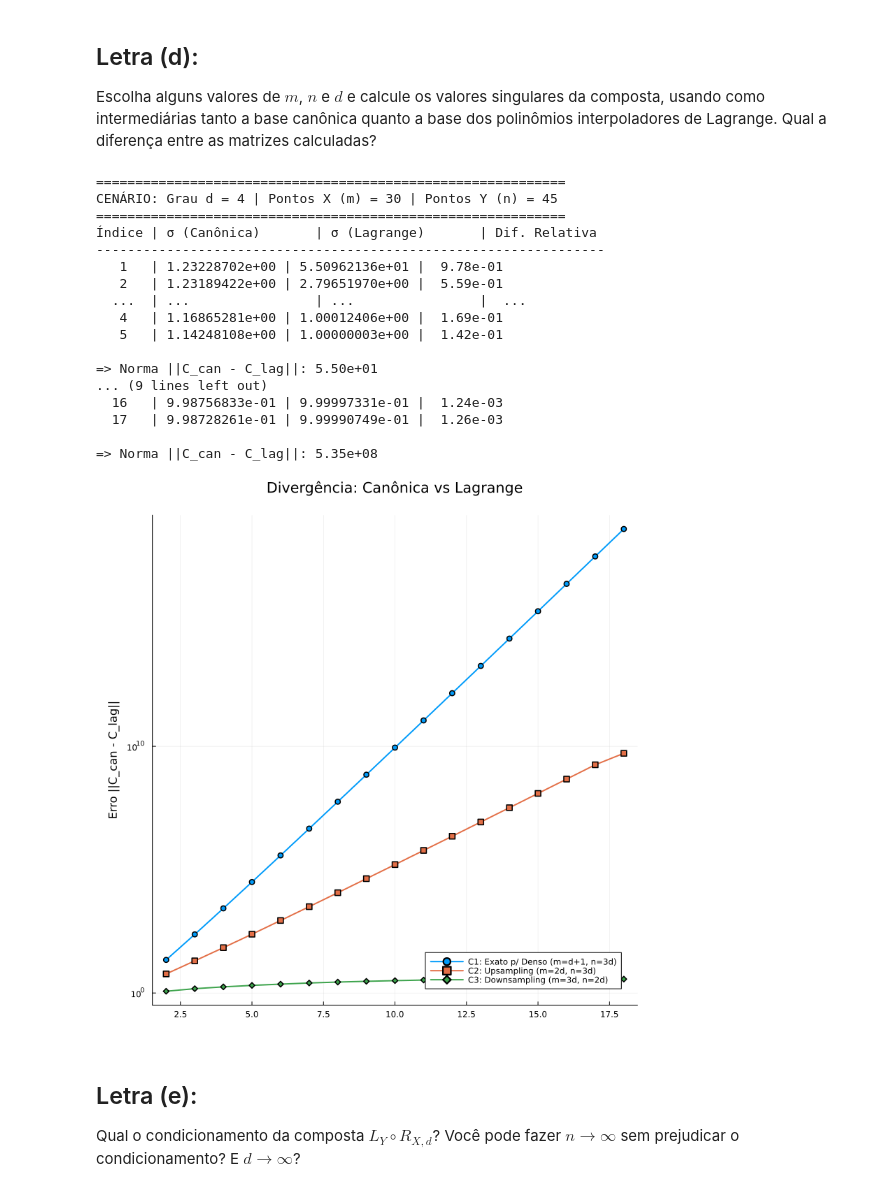
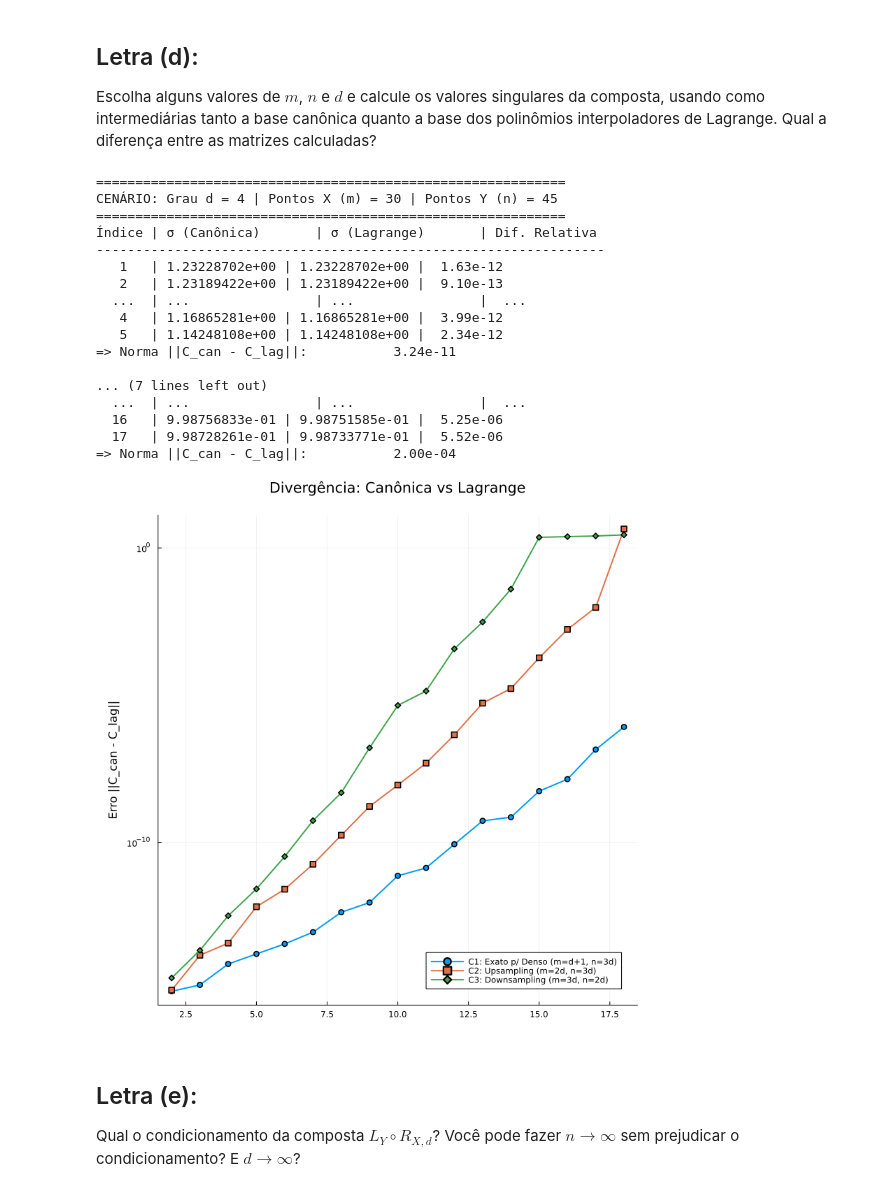
Before and after one commit to PedroDuailibe/Projeto3-ALN, a Jupyter notebook: Projeto3.ipynb, the cells around one changed output. Saved outputs shown, nothing was run; the diff lists cells and outputs as text; code cells hidden in the pictures.

```diff
--- a/Projeto3.ipynb
+++ b/Projeto3.ipynb
@@ -398,6 +398,27 @@ como intermediárias tanto a base canônica quanto a base dos polinômios interp
 Lagrange. Qual a diferença entre as matrizes calculadas?
 # %%
 using Printf
+
+# Esta função usa as SUAS funções auxiliares para avaliar um vetor Z qualquer
+# usando a base ancorada em X_base.
+function matrix_lagrange_cruzada(Z, X_base, d)
+    n_pts = length(Z)
+    M = zeros(Float64, n_pts, d + 1)
+
+    for j in 1:(d + 1)
+        # Reutiliza sua função exata!
+        D = denominator_lagrange(X_base, j, d)
+
+        for i in 1:n_pts
+            # Reutiliza sua função exata!
+            M[i, j] = lagrange_base_eval(X_base, Z[i], j, d, D)
+        end
+    end
+
+    return M
+end
+
+
 
 function questao_3d_valores_singulares()
     m = 30
@@ -420,7 +441,7 @@ function questao_3d_valores_singulares()
         # Matrizes de Lagrange e Composição
         X_base = X[1:d+1]
         A_X = matrix_lagrange(X, d)
-        A_Y = matrix_lagrange(Y, d)
+        A_Y = matrix_lagrange_cruzada(Y, X_base, d)
         C_lag = A_Y * pinv(A_X)
         sv_lag = svdvals(C_lag)
 
@@ -436,8 +457,7 @@ function questao_3d_valores_singulares()
                 println("  ...  | ...                | ...                |  ...")
             end
         end
-        erro_matriz = norm(C_can - C_lag)
-        @printf("\n=> Norma ||C_can - C_lag||: %.2e\n", erro_matriz)
+        @printf("=> Norma ||C_can - C_lag||:           %.2e\n", norm(C_can - C_lag))
     end
 end
 
@@ -448,18 +468,18 @@ CENÁRIO: Grau d = 4 | Pontos X (m) = 30 | Pontos Y (n) = 45
 ============================================================
 Índice | σ (Canônica)       | σ (Lagrange)       | Dif. Relativa
 -----------------------------------------------------------------
-   1   | 1.23228702e+00 | 5.50962136e+01 |  9.78e-01
-   2   | 1.23189422e+00 | 2.79651970e+00 |  5.59e-01
+   1   | 1.23228702e+00 | 1.23228702e+00 |  1.63e-12
+   2   | 1.23189422e+00 | 1.23189422e+00 |  9.10e-13
   ...  | ...                | ...                |  ...
-   4   | 1.16865281e+00 | 1.00012406e+00 |  1.69e-01
-   5   | 1.14248108e+00 | 1.00000003e+00 |  1.42e-01
+   4   | 1.16865281e+00 | 1.16865281e+00 |  3.99e-12
+   5   | 1.14248108e+00 | 1.14248108e+00 |  2.34e-12
+=> Norma ||C_can - C_lag||:           3.24e-11
 
-=> Norma ||C_can - C_lag||: 5.50e+01
-... (9 lines left out)
-  16   | 9.98756833e-01 | 9.99997331e-01 |  1.24e-03
-  17   | 9.98728261e-01 | 9.99990749e-01 |  1.26e-03
-
-=> Norma ||C_can - C_lag||: 5.35e+08
+... (7 lines left out)
+  ...  | ...                | ...                |  ...
+  16   | 9.98756833e-01 | 9.98751585e-01 |  5.25e-06
+  17   | 9.98728261e-01 | 9.98733771e-01 |  5.52e-06
+=> Norma ||C_can - C_lag||:           2.00e-04
 # %%
 function calcular_composta(m, n, d)
     X = range(-1.0, 1.0, length=m)
@@ -473,7 +493,7 @@ function calcular_composta(m, n, d)
     # Via Lagrange
     X_base = X[1:d+1]
     A_X = matrix_lagrange(X, d)
-    A_Y = matrix_lagrange(Y, d)
+    A_Y = matrix_lagrange_cruzada(Y, X_base, d)
     C_lag = A_Y * pinv(A_X)
 
     # Métricas
@@ -497,34 +517,34 @@ function plot_analise_composta(d_max=18)
         push!(erro_c1, e1)
 
         # CENÁRIO 2: Mínimos Quadrados -> Upsampling (m = 2d, n = 3d)
         e2, c2 = calcular_composta(2 * d, 3 * d, d)
         push!(erro_c2, e2)
 
         # CENÁRIO 3: Mínimos Quadrados -> Downsampling (m = 3d, n = 2d)
         e3, c3 = calcular_composta(3 * d, 2 * d, d)
         push!(erro_c3, e3)
     end
 
     p3 = plot(title="Divergência: Canônica vs Lagrange",
               ylabel="Erro ||C_can - C_lag||",
               yscale=:log10, legend=:bottomright, grid=true,
               margin=4Plots.mm)
     plot!(p3, degrees, erro_c1, label="C1: Exato p/ Denso (m=d+1, n=3d)", lw=2, marker=:circle)
     plot!(p3, degrees, erro_c2, label="C2: Upsampling (m=2d, n=3d)", lw=2, marker=:square)
     plot!(p3, degrees, erro_c3, label="C3: Downsampling (m=3d, n=2d)", lw=2, marker=:diamond)
 
 
 
     # Juntando os dois gráficos em um painel (2 linhas, 1 coluna)
     grafico_final = plot(p3, layout=(1, 1), size=(800, 800))
 
     return grafico_final
 end
 
 # Executa a análise até o grau 18 (o suficiente para quebrar a base canônica)
 plot_analise_composta(18)
 # %% [output]
-[figure, old version]
+[figure, new version]
 # %% [markdown]
 ## Letra (e):
 
```
Also changed, not shown: parts of 4 cells of this notebook.
